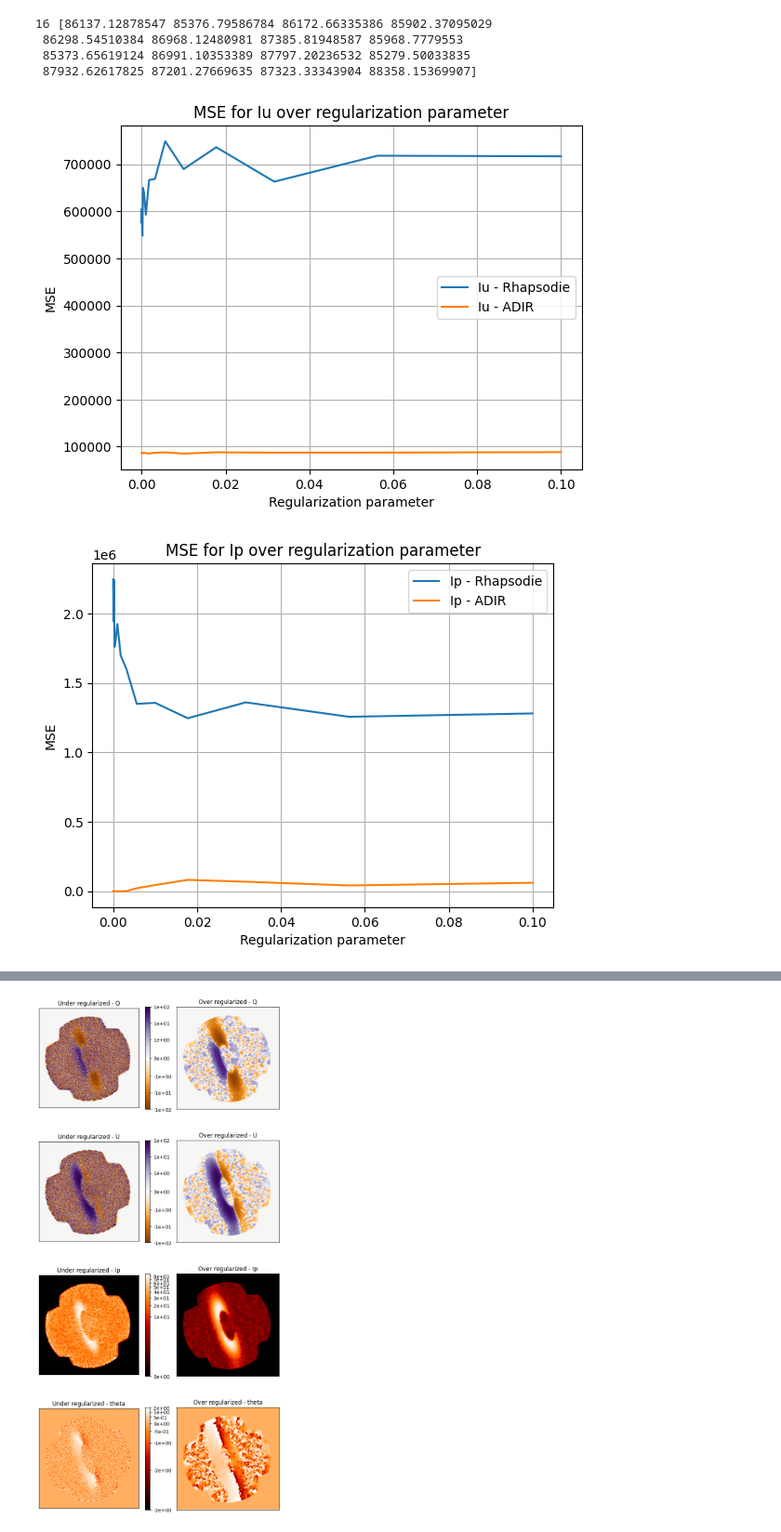
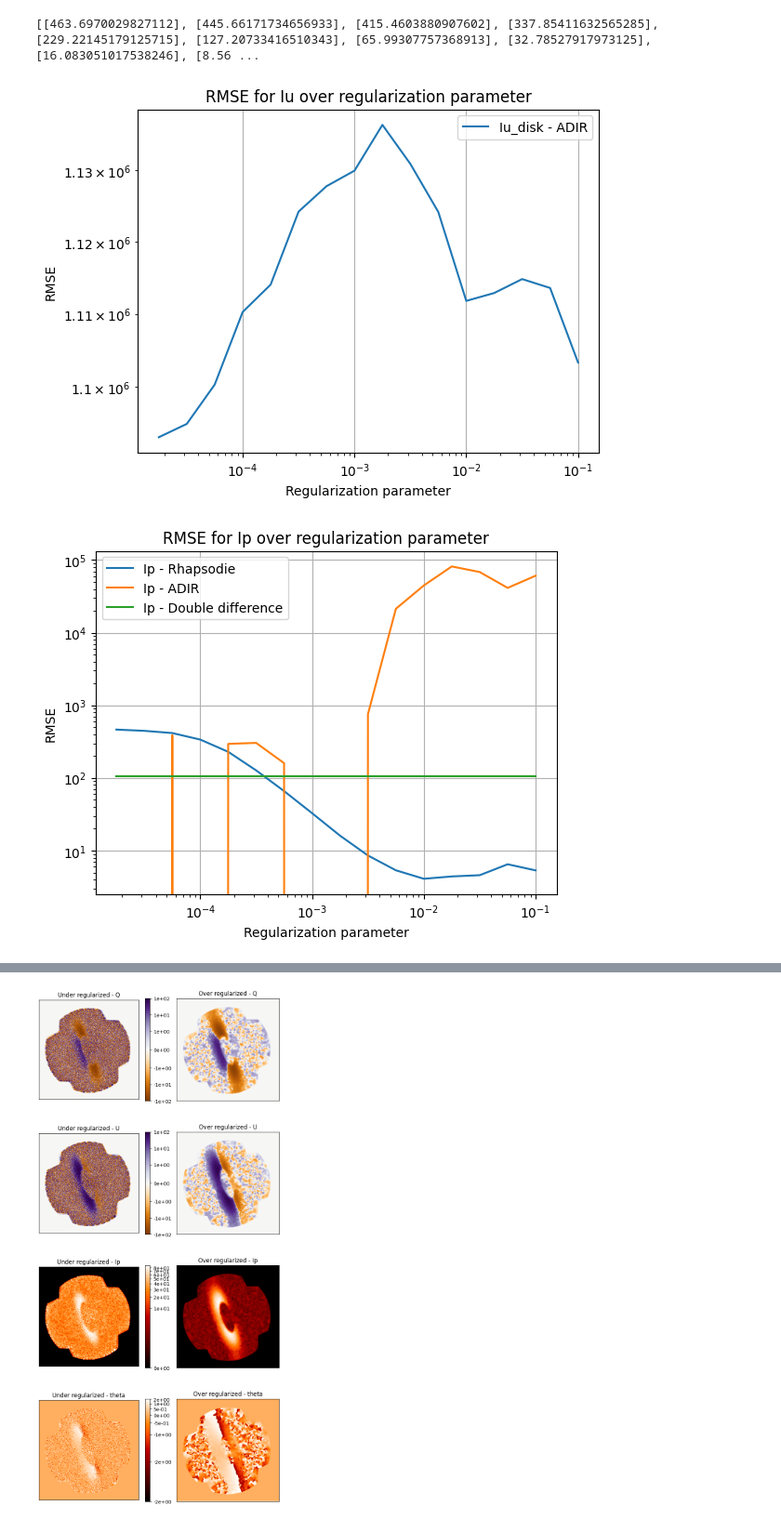
Before and after one commit to LaurenceDenneulin/Rhapsodie.jl, a Jupyter notebook: src/metrics.ipynb, the cells around one changed output, grey strips where cells are left out. Shown at 93% size. Cells and saved outputs as stored; diff of their text form; code cells hidden in the pictures.

```diff
--- a/src/metrics.ipynb
+++ b/src/metrics.ipynb
@@ -8,12 +8,11 @@ xticks = [i for i in range(1, 129, 25)]
 # %%
 xvalues = [10**(i * 0.25 - 5) for i in range(1, 17)]
 # %%
-def compare_methods_plot(rhapsodie_path, adir_path, double_difference_path=None):
+def compare_methods_plot(rhapsodie_path, adir_path, d_path):
     with open(rhapsodie_path, 'r') as r_file:
         r_lines = r_file.readlines()
         r_values = [list(map(float, line.split())) for line in r_lines]
-    # Transpose the values to separate columns
-    r_values = np.array(r_values).T
+        r_values = [r_values[i * 8] for i in range(16)]
 
     with open(adir_path, 'r') as a_file:
         a_lines = a_file.readlines()
@@ -21,17 +20,24 @@ def compare_methods_plot(rhapsodie_path, adir_path, double_difference_path=None)
     # Transpose the values to separate columns
     a_values = np.array(a_values).T
 
-    print(len(a_values[5]), a_values[5])
-    plt.plot(xvalues, r_values[3], label='Iu - Rhapsodie')
-    plt.plot(xvalues, a_values[5], label='Iu - ADIR')
+    with open(d_path, 'r') as d_file:
+        d_lines = d_file.readlines()
+        d_values = [list(map(float, line.split())) for line in d_lines]
+    # Transpose the values to separate columns
+    d_values = np.array(d_values).T
+# Iu, Ip, theta, I, Q, U
+#     plt.loglog(xvalues, r_values[3], label='Iu - Rhapsodie')
+    print(r_values)
+    plt.loglog(xvalues, a_values[7], label='Iu_disk - ADIR')
     plt.title('RMSE for Iu over regularization parameter')
     plt.xlabel('Regularization parameter')
     plt.ylabel('RMSE')
     plt.legend()
     plt.grid(True)
     plt.show()
-    plt.plot(xvalues, r_values[4], label='Ip - Rhapsodie')
-    plt.plot(xvalues, a_values[8], label='Ip - ADIR')
+    plt.loglog(xvalues, r_values, label='Ip - Rhapsodie')
+    plt.loglog(xvalues, a_values[8], label='Ip - ADIR')
+    plt.loglog(xvalues, [d_values[0][0] for _ in range(16)], label='Ip - Double difference')
     plt.title('RMSE for Ip over regularization parameter')
     plt.xlabel('Regularization parameter')
     plt.ylabel('RMSE')
@@ -39,21 +45,19 @@ def compare_methods_plot(rhapsodie_path, adir_path, double_difference_path=None)
     plt.grid(True)
     # axs[1].xticks(ticks=xticks, labels=xlabels)
     plt.show()
-    plt.plot(xvalues, [abs(r_values[5][i]) / 100595 for i in range(16)], label='theta - Rhapsodie')
-    plt.plot(xvalues, a_values[9], label='theta - ADIR')
-    plt.title('RMSE over regularization parameter')
-    plt.xlabel('Regularization parameter')
-    plt.ylabel('RMSE')
-    plt.legend()
-    plt.grid(True)
-    # axs[2].xticks(ticks=xticks, labels=xlabels)
-    plt.show()
+    # plt.plot(xvalues, [abs(r_values[5][i]) / 100595 for i in range(16)], label='theta - Rhapsodie')
+    # plt.plot(xvalues, a_values[9], label='theta - ADIR')
+    # plt.plot(xvalues, [abs(d_values[5][0]) for _ in range(16)], label='theta - Double difference')
+    # plt.title('RMSE for Theta over regularization parameter')
+    # plt.xlabel('Regularization parameter')
+    # plt.ylabel('RMSE')
+    # plt.legend()
+    # plt.grid(True)
+    # # axs[2].xticks(ticks=xticks, labels=xlabels)
+    # plt.show()
 # %%
-compare_methods_plot('../test_results/methods_comparison/mse_list_base_rhapsodie.txt', '../test_results/methods_comparison/mse_list_adir.txt')
+compare_methods_plot('../test_results/methods_comparison/mse_rhapsodie_ip_128_points.txt', '../test_results/methods_comparison/mse_list_adir.txt', '../test_results/methods_comparison/mse_doublediff_ip.txt')
 # %% [output]
-16 [86137.12878547 85376.79586784 86172.66335386 85902.37095029
- 86298.54510384 86968.12480981 87385.81948587 85968.7779553
- 85373.65619124 86991.10353389 87797.20236532 85279.50033835
- 87932.62617825 87201.27669635 87323.33343904 88358.15369907]
+[[463.6970029827112], [445.66171734656933], [415.4603880907602], [337.85411632565285], [229.22145179125715], [127.20733416510343], [65.99307757368913], [32.78527917973125], [16.083051017538246], [8.56 ...
-[figure, old version]
+[figure, new version]
-[figure, old version]
+[figure, new version]
```
Also changed, not shown: parts of 7 cells of this notebook, 13 other files.
